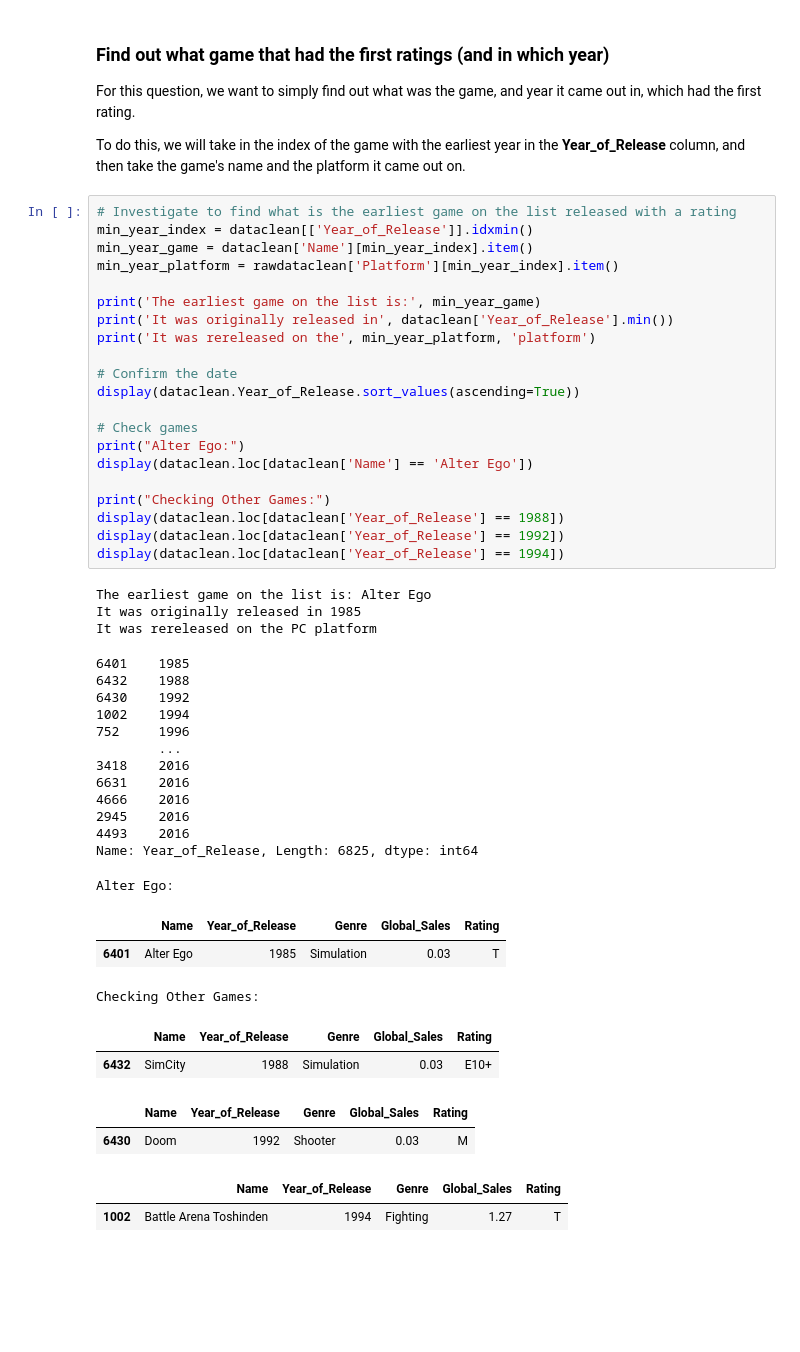
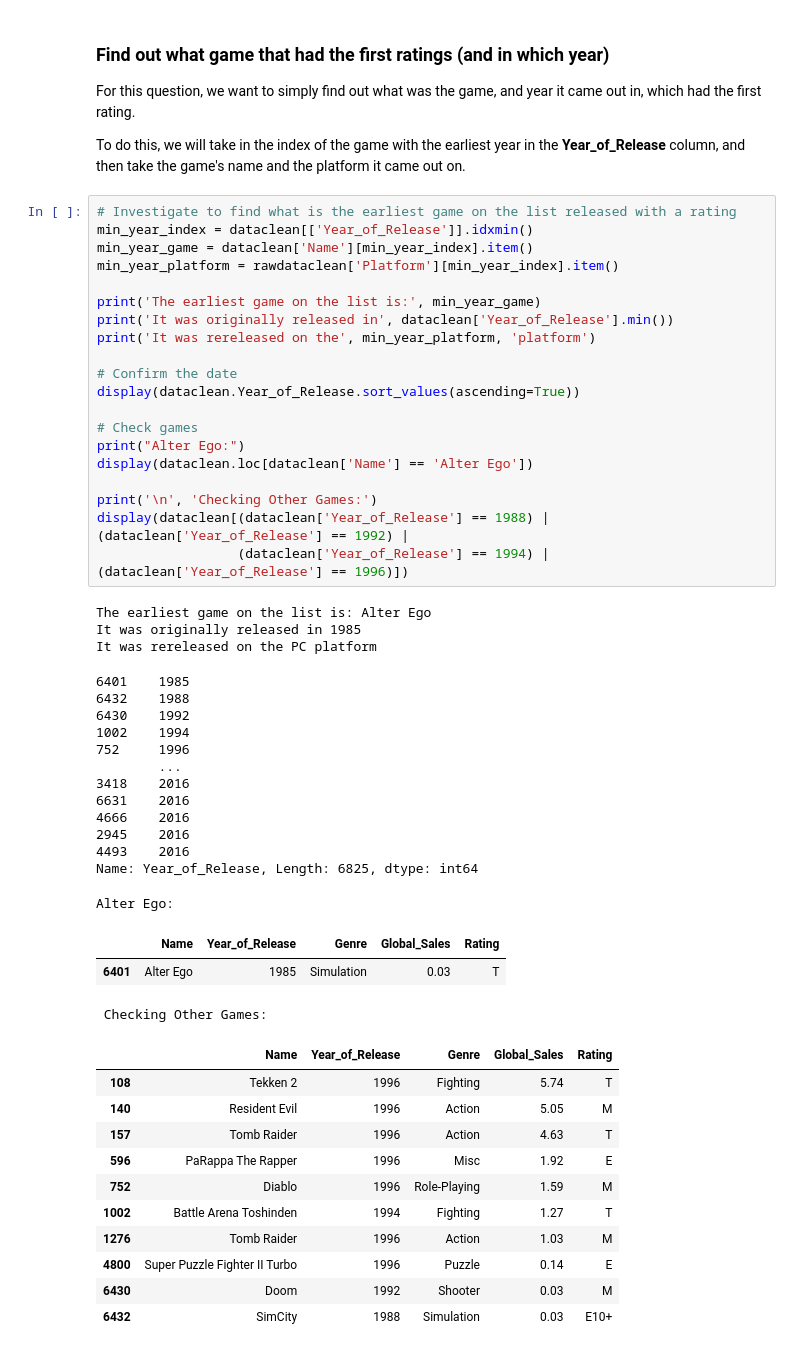
Before and after one commit to jacintoi/course-project-group_1019, a Jupyter notebook: analysis/Eduardo/Milestone 2/Eduardo_EDA.ipynb, the cells around one changed output. Drawn from its saved outputs; the diff is of its cells as text; blank space fills up the shorter version.

```diff
--- a/analysis/Eduardo/Milestone 2/Eduardo_EDA.ipynb
+++ b/analysis/Eduardo/Milestone 2/Eduardo_EDA.ipynb
@@ -642,10 +642,9 @@ display(dataclean.Year_of_Release.sort_values(ascending=True))
 print("Alter Ego:")
 display(dataclean.loc[dataclean['Name'] == 'Alter Ego'])
 
-print("Checking Other Games:")
-display(dataclean.loc[dataclean['Year_of_Release'] == 1988])
-display(dataclean.loc[dataclean['Year_of_Release'] == 1992])
-display(dataclean.loc[dataclean['Year_of_Release'] == 1994])
+print('\n', 'Checking Other Games:')
+display(dataclean[(dataclean['Year_of_Release'] == 1988) | (dataclean['Year_of_Release'] == 1992) |
+                  (dataclean['Year_of_Release'] == 1994) | (dataclean['Year_of_Release'] == 1996)])
 # %% [output]
 The earliest game on the list is: Alter Ego
 It was originally released in 1985
@@ -669,9 +668,14 @@ Checking Other Games:
 |  | Name | Year_of_Release | Genre | Global_Sales | Rating |
+| 108 | Tekken 2 | 1996 | Fighting | 5.74 | T |
+| 140 | Resident Evil | 1996 | Action | 5.05 | M |
+| 157 | Tomb Raider | 1996 | Action | 4.63 | T |
+| 596 | PaRappa The Rapper | 1996 | Misc | 1.92 | E |
+| 752 | Diablo | 1996 | Role-Playing | 1.59 | M |
+| 1002 | Battle Arena Toshinden | 1994 | Fighting | 1.27 | T |
+| 1276 | Tomb Raider | 1996 | Action | 1.03 | M |
+| 4800 | Super Puzzle Fighter II Turbo | 1996 | Puzzle | 0.14 | E |
+| 6430 | Doom | 1992 | Shooter | 0.03 | M |
 | 6432 | SimCity | 1988 | Simulation | 0.03 | E10+ |
-|  | Name | Year_of_Release | Genre | Global_Sales | Rating |
-| 6430 | Doom | 1992 | Shooter | 0.03 | M |
-|  | Name | Year_of_Release | Genre | Global_Sales | Rating |
-| 1002 | Battle Arena Toshinden | 1994 | Fighting | 1.27 | T |
 # %% [markdown]
 From the above, we see that the earliest game with a rating was the game *"Alter Ego"*, and it originally had come out in 1985 for the Commodore 64, MS-DOS, Apple II, and the Apple Macintosh. There is some difference in the year of release, as this dataset says it is 1985, though other entries say 1986. Regardless, this is interesting because the ESRB did not exist in 1985 or 86'. The ESRB was created in 1994 (under a different name then) and the ratings changed into those we see today in 1999.
 
```
Also changed, not shown: parts of 2 cells of this notebook.
